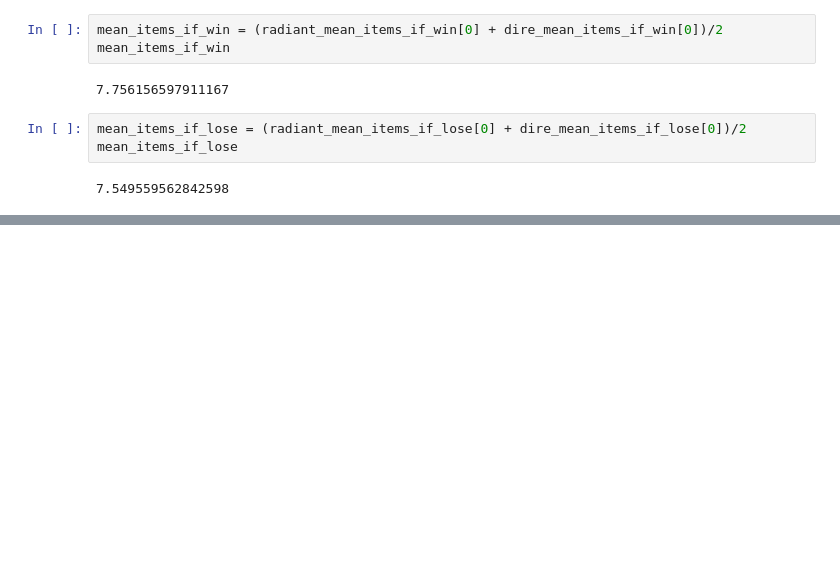
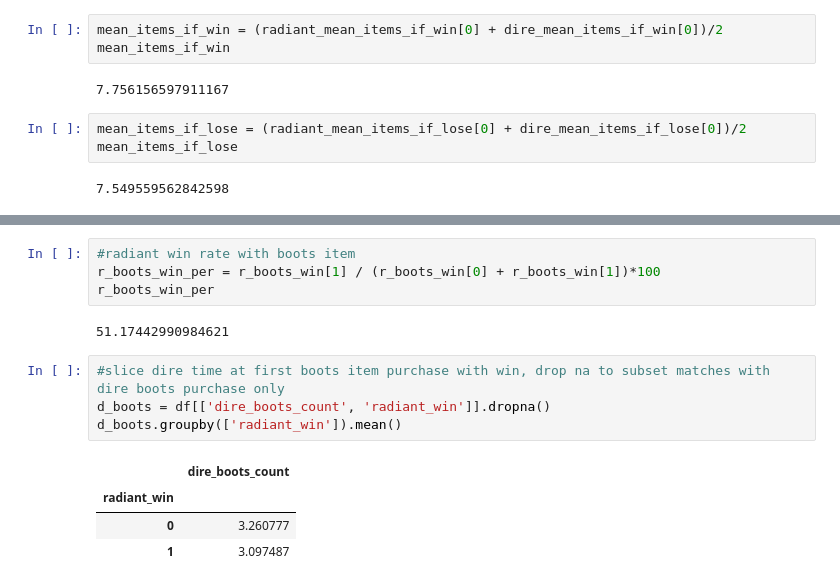
Before and after one commit to nathanConn/Springboard, a Jupyter notebook: Capstone 1.ipynb, the cells around one changed output, grey strips where cells are left out. Saved outputs shown, nothing was run; the diff lists cells and outputs as text; blank space fills up the shorter version.

```diff
--- a/Capstone 1.ipynb
+++ b/Capstone 1.ipynb
@@ -314,0 +500,15 @@ d_courier.groupby(['radiant_win']).mean()
+# %%
+#radiant win rate with boots item
+r_boots_win_per = r_boots_win[1] / (r_boots_win[0] + r_boots_win[1])*100
+r_boots_win_per
+# %% [output]
+51.17442990984621
+# %%
+#slice dire time at first boots item purchase with win, drop na to subset matches with dire boots purchase only
+d_boots = df[['dire_boots_count', 'radiant_win']].dropna()
+d_boots.groupby(['radiant_win']).mean()
+# %% [output]
+|  | dire_boots_count |
+| radiant_win |  |
+| 0 | 3.260777 |
+| 1 | 3.097487 |
```
Also changed, not shown: parts of 83 cells of this notebook.
